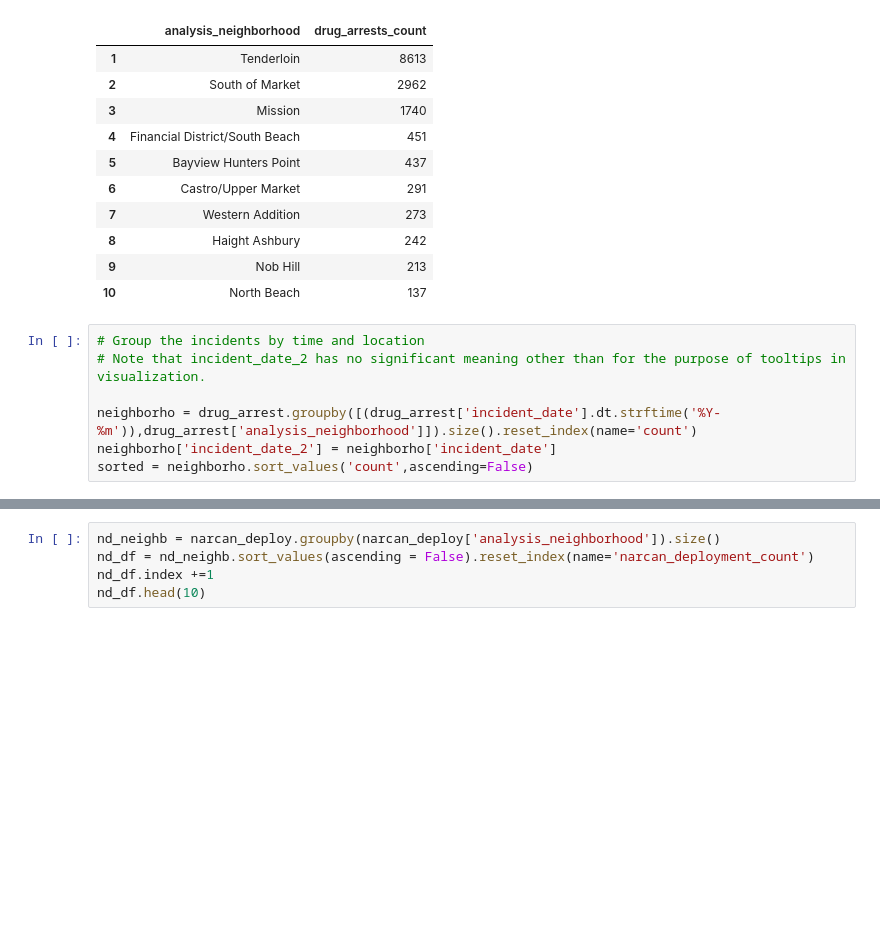
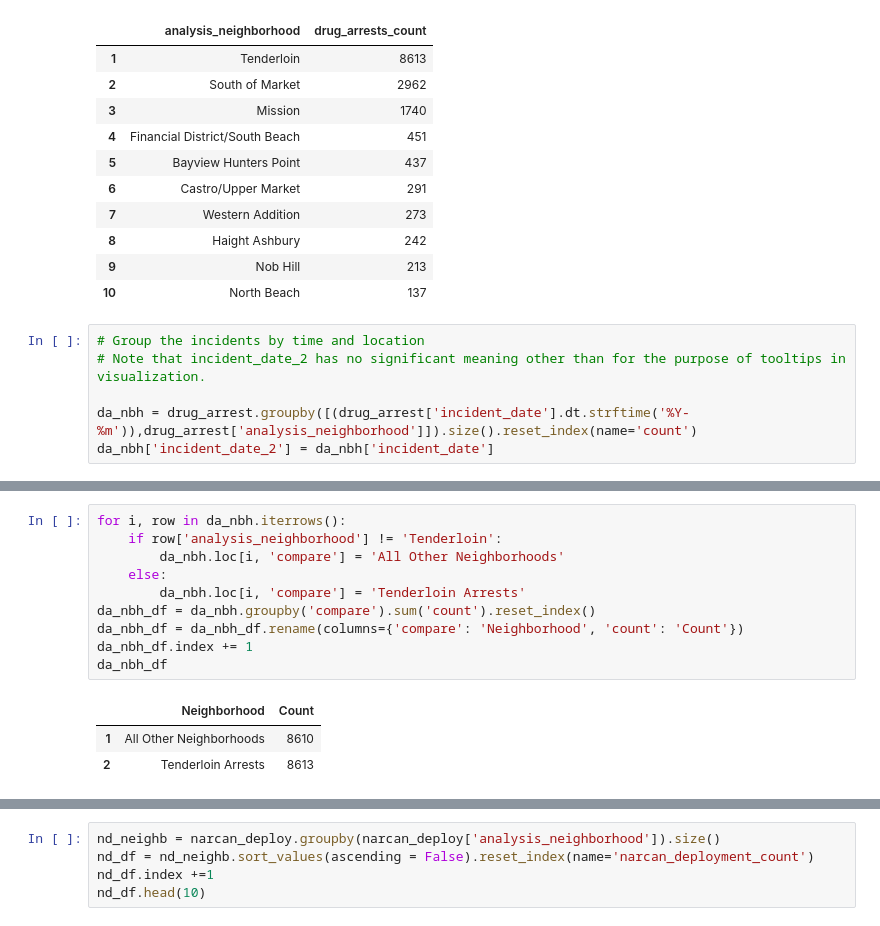
Before and after one commit to fishdmy/sfpd-data, a Jupyter notebook: notebooks/drug_epidemic.ipynb, the cells around one changed output, grey strips where cells are left out. Cells and saved outputs as stored; diff of their text form; blank space fills up the shorter version.

```diff
--- a/notebooks/drug_epidemic.ipynb
+++ b/notebooks/drug_epidemic.ipynb
@@ -82,8 +86,7 @@ da_df.head(10)
 # Group the incidents by time and location
 # Note that incident_date_2 has no significant meaning other than for the purpose of tooltips in visualization.
 
-neighborho = drug_arrest.groupby([(drug_arrest['incident_date'].dt.strftime('%Y-%m')),drug_arrest['analysis_neighborhood']]).size().reset_index(name='count')
-neighborho['incident_date_2'] = neighborho['incident_date']
-sorted = neighborho.sort_values('count',ascending=False)
+da_nbh = drug_arrest.groupby([(drug_arrest['incident_date'].dt.strftime('%Y-%m')),drug_arrest['analysis_neighborhood']]).size().reset_index(name='count')
+da_nbh['incident_date_2'] = da_nbh['incident_date']
 # %%
 # Visualization
@@ -139,0 +107,14 @@ others_line = alt.Chart(compare).mark_line(color = 'grey').encode(
+# %%
+for i, row in da_nbh.iterrows():
+    if row['analysis_neighborhood'] != 'Tenderloin':
+        da_nbh.loc[i, 'compare'] = 'All Other Neighborhoods'
+    else:
+        da_nbh.loc[i, 'compare'] = 'Tenderloin Arrests'
+da_nbh_df = da_nbh.groupby('compare').sum('count').reset_index()
+da_nbh_df = da_nbh_df.rename(columns={'compare': 'Neighborhood', 'count': 'Count'})
+da_nbh_df.index += 1
+da_nbh_df
+# %% [output]
+|  | Neighborhood | Count |
+| 1 | All Other Neighborhoods | 8610 |
+| 2 | Tenderloin Arrests | 8613 |
```
Also changed, not shown: parts of 31 cells of this notebook.
